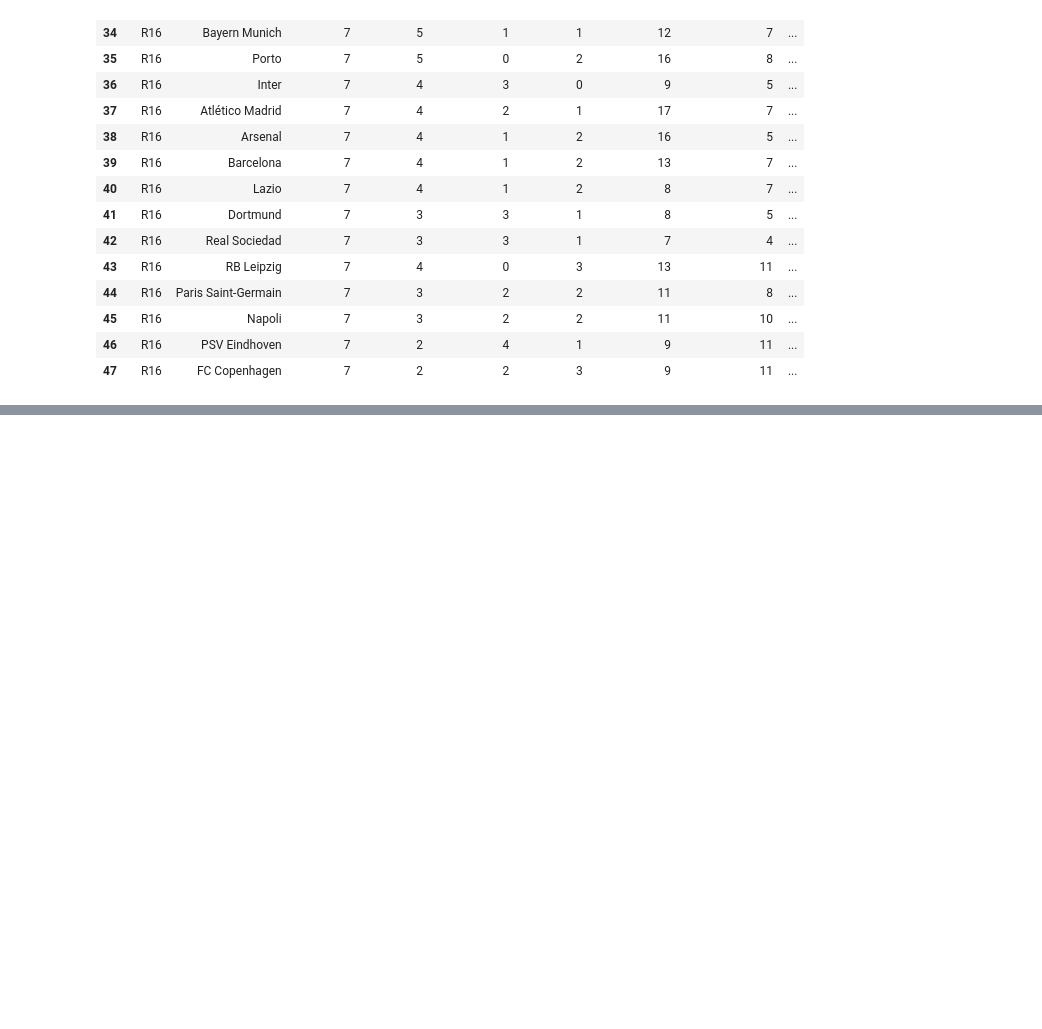
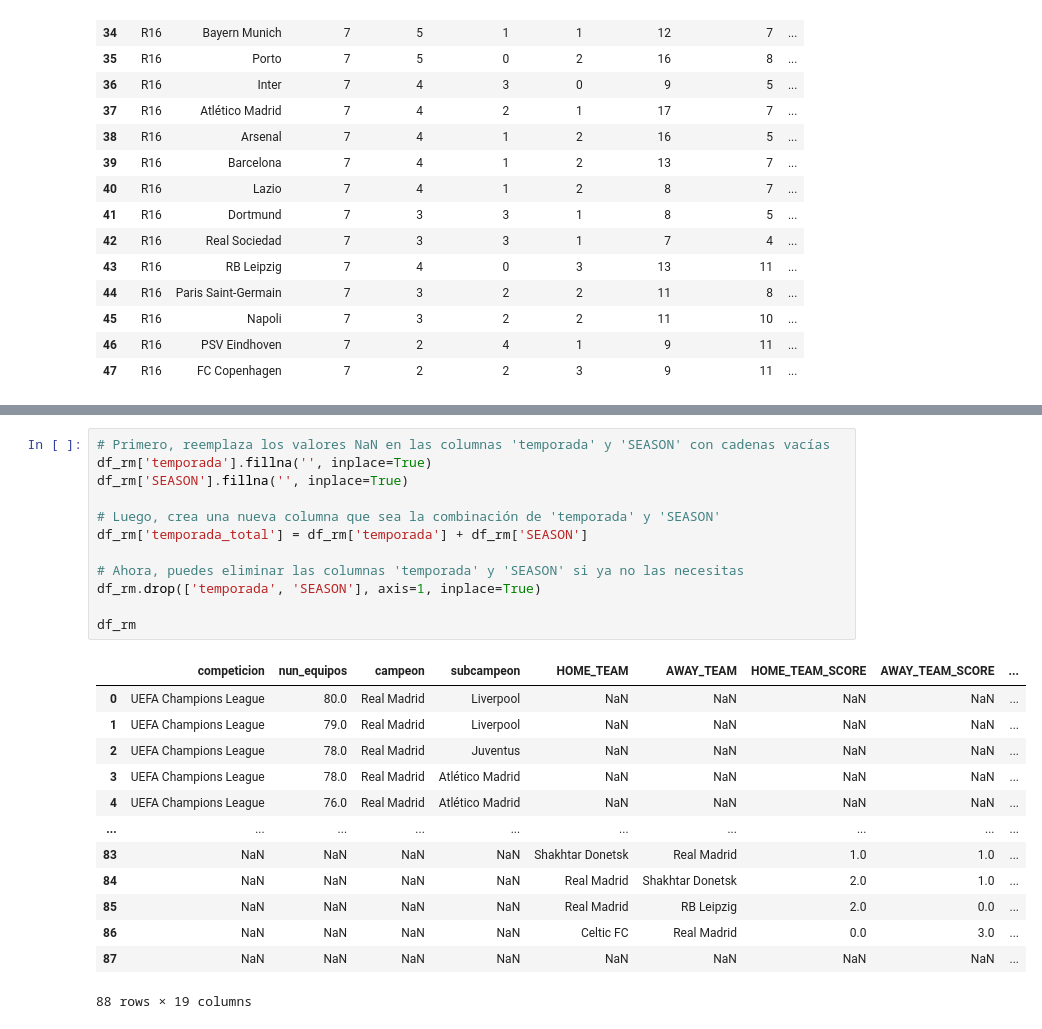
Before and after one commit to ESTHERRODRIGUEZGARCIA/UEFA_Champions_League, a Jupyter notebook: analisis.ipynb, the cells around one changed output, grey strips where cells are left out. Drawn from its saved outputs; the diff is of its cells as text; blank space fills up the shorter version.

```diff
--- a/analisis.ipynb
+++ b/analisis.ipynb
@@ -405,0 +474,26 @@ df_8
+# %%
+# Primero, reemplaza los valores NaN en las columnas 'temporada' y 'SEASON' con cadenas vacías
+df_rm['temporada'].fillna('', inplace=True)
+df_rm['SEASON'].fillna('', inplace=True)
+
+# Luego, crea una nueva columna que sea la combinación de 'temporada' y 'SEASON'
+df_rm['temporada_total'] = df_rm['temporada'] + df_rm['SEASON']
+
+# Ahora, puedes eliminar las columnas 'temporada' y 'SEASON' si ya no las necesitas
+df_rm.drop(['temporada', 'SEASON'], axis=1, inplace=True)
+
+df_rm
+# %% [output]
+|  | competicion | nun_equipos | campeon | subcampeon | HOME_TEAM | AWAY_TEAM | HOME_TEAM_SCORE | AWAY_TEAM_SCORE | ... |
+| 0 | UEFA Champions League | 80.0 | Real Madrid | Liverpool | NaN | NaN | NaN | NaN | ... |
+| 1 | UEFA Champions League | 79.0 | Real Madrid | Liverpool | NaN | NaN | NaN | NaN | ... |
+| 2 | UEFA Champions League | 78.0 | Real Madrid | Juventus | NaN | NaN | NaN | NaN | ... |
+| 3 | UEFA Champions League | 78.0 | Real Madrid | Atlético Madrid | NaN | NaN | NaN | NaN | ... |
+| 4 | UEFA Champions League | 76.0 | Real Madrid | Atlético Madrid | NaN | NaN | NaN | NaN | ... |
+| ... | ... | ... | ... | ... | ... | ... | ... | ... | ... |
+| 83 | NaN | NaN | NaN | NaN | Shakhtar Donetsk | Real Madrid | 1.0 | 1.0 | ... |
+| 84 | NaN | NaN | NaN | NaN | Real Madrid | Shakhtar Donetsk | 2.0 | 1.0 | ... |
+| 85 | NaN | NaN | NaN | NaN | Real Madrid | RB Leipzig | 2.0 | 0.0 | ... |
+| 86 | NaN | NaN | NaN | NaN | Celtic FC | Real Madrid | 0.0 | 3.0 | ... |
+| 87 | NaN | NaN | NaN | NaN | NaN | NaN | NaN | NaN | ... |
+88 rows × 19 columns
```
Also changed, not shown: parts of 5 cells of this notebook, 1 other file.
